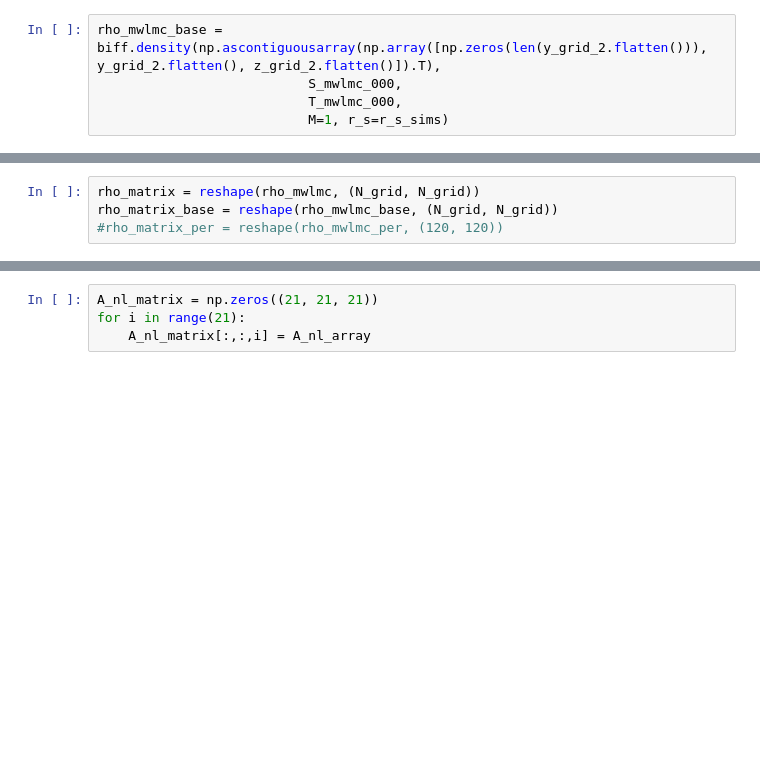
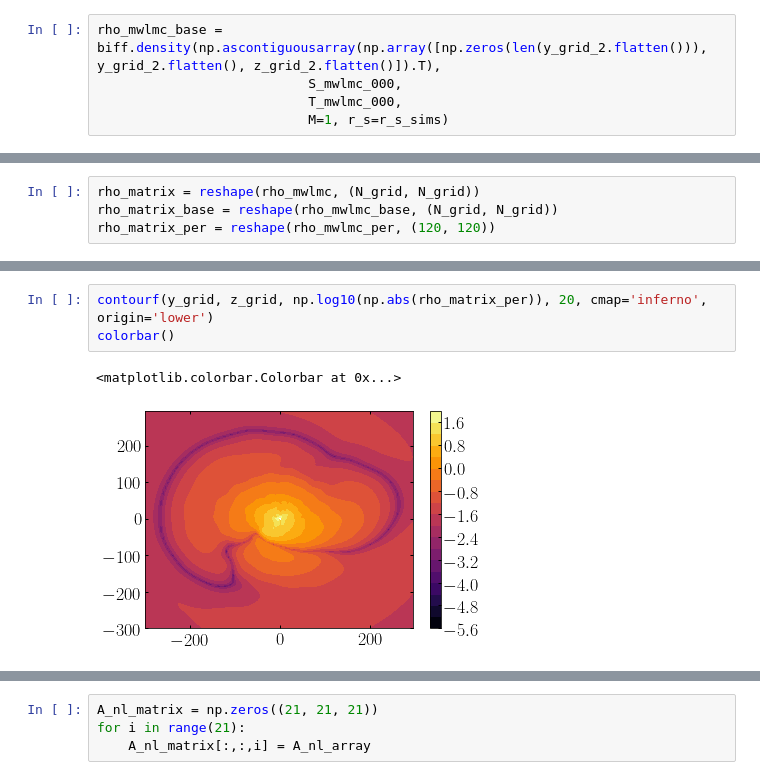
Before and after one commit to jngaravitoc/MW-LMC-SCF, a Jupyter notebook: code/BFE_mwlmc_energy.ipynb, the cells around one changed output, grey strips where cells are left out. Saved outputs shown, nothing was run; the diff lists cells and outputs as text; blank space fills up the shorter version.

```diff
--- a/code/BFE_mwlmc_energy.ipynb
+++ b/code/BFE_mwlmc_energy.ipynb
@@ -115,7 +154,7 @@ pot_matrix_base = reshape(pot_mwlmc_base, (N_grid, N_grid))
 # %%
 rho_matrix = reshape(rho_mwlmc, (N_grid, N_grid))
 rho_matrix_base = reshape(rho_mwlmc_base, (N_grid, N_grid))
-#rho_matrix_per = reshape(rho_mwlmc_per, (120, 120))
+rho_matrix_per = reshape(rho_mwlmc_per, (120, 120))
 # %%
 fig = figure(figsize=(14, 6))
 fig.suptitle(r'$\textbf{BFE Potential}$')
@@ -152,3 +284,9 @@ savefig('BFE_potential.pdf', bbox_inches='tight')
+# %%
+contourf(y_grid, z_grid, np.log10(np.abs(rho_matrix_per)), 20, cmap='inferno', origin='lower')
+colorbar()
+# %% [output]
+<matplotlib.colorbar.Colorbar at 0x...>
+[figure, added]
 # %%
 fig = figure(figsize=(14, 6))
 
```
Also changed, not shown: parts of 21 cells of this notebook, 2 other files.
